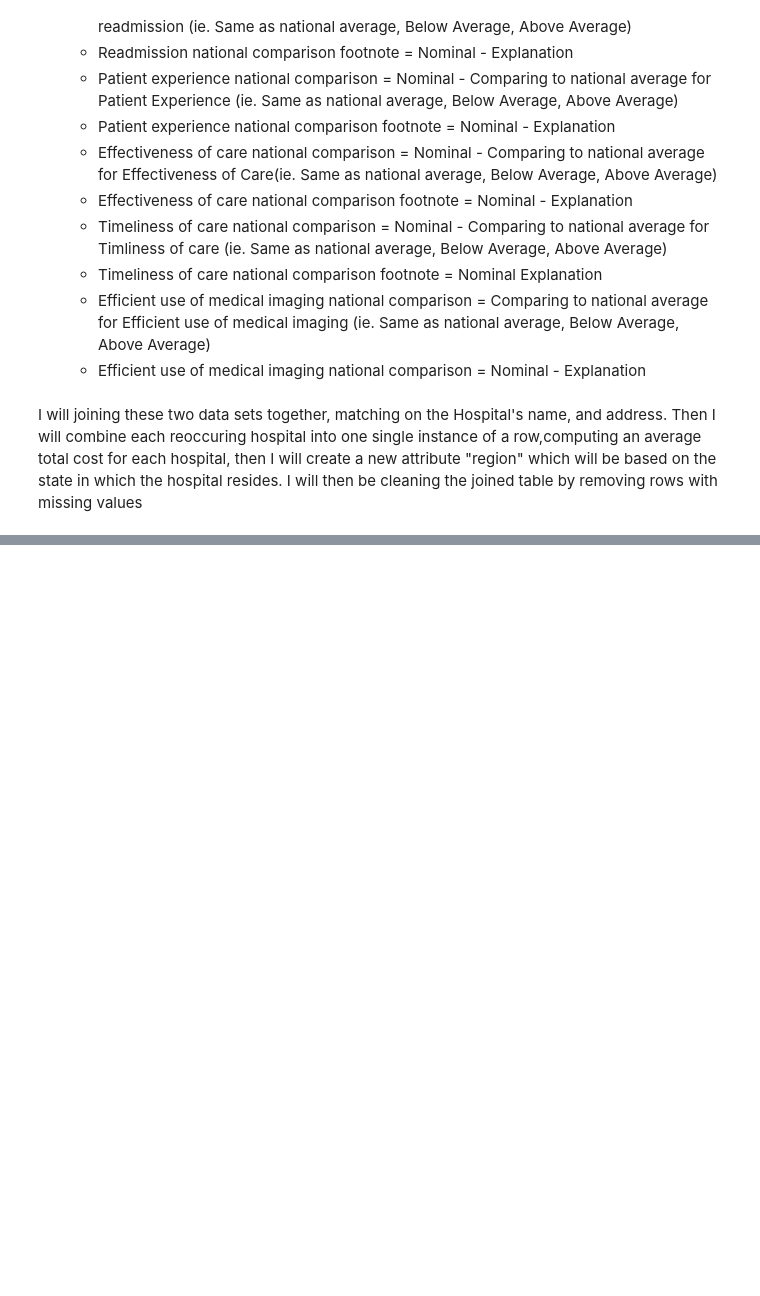
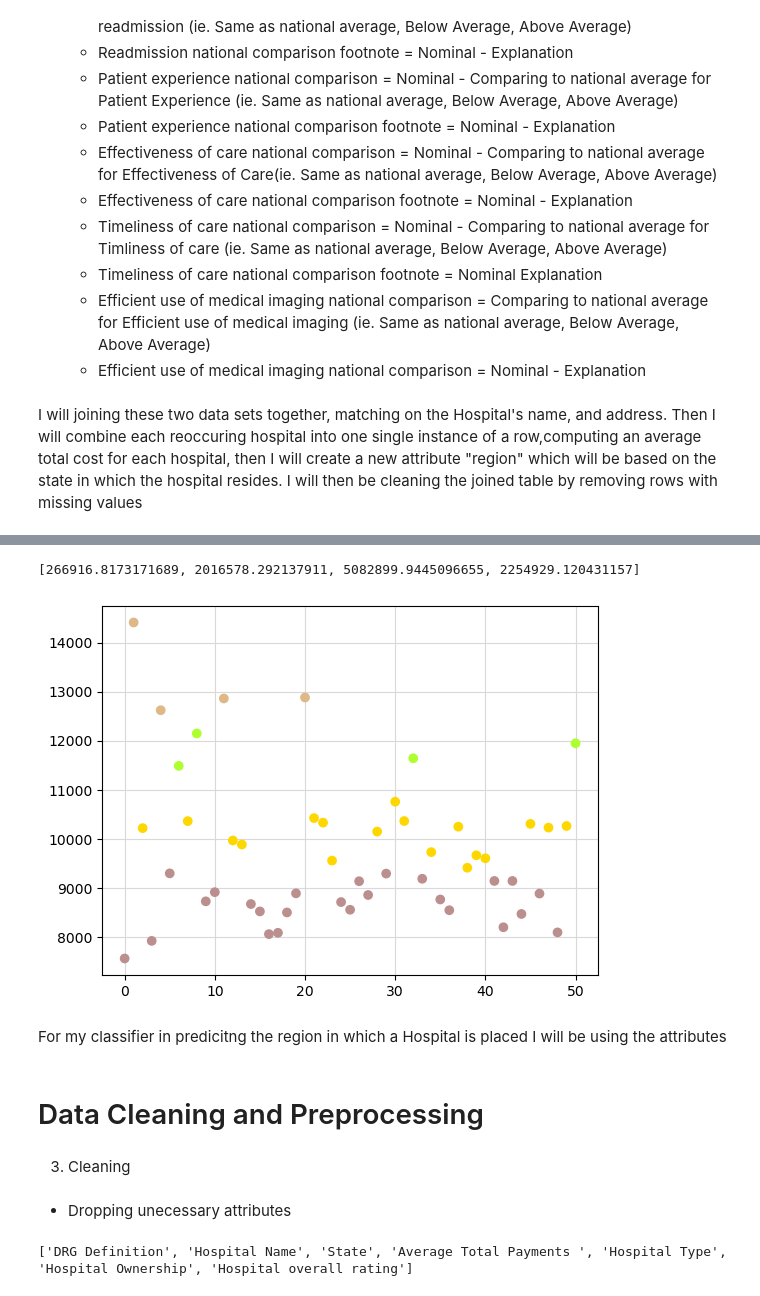
Before and after one commit to georgecalv/Hospital-Ratings-and-Cost, a Jupyter notebook: final_notebook.ipynb, the cells around one changed output, grey strips where cells are left out. Drawn from its saved outputs; the diff is of its cells as text; code cells hidden in the pictures; blank space fills up the shorter version.

```diff
--- a/final_notebook.ipynb
+++ b/final_notebook.ipynb
@@ -65,0 +212,21 @@ I will joining these two data sets together, matching on the Hospital's name, an
+# %%
+state_dict = {}
+dist_vals = distinct_values(region_table, "State")
+for val in range(len(dist_vals)):
+    state_dict[dist_vals[val]] = val
+
+for row in region_table:
+    row["State"] = state_dict[row["State"]]
+
+label = []
+d = []
+p_list = partition(region_table, ["State"])
+for p in p_list:
+    vals = []
+    name = p[0]["State"]
+    label.append(name)
+    d.append(mean(p, "Average Total Payments "))
+hospital_avg_prices_state = DataTable(['State', 'Average Total Payments '])
+for s in range(len(label)):
+    hospital_avg_prices_state.append([label[s], d[s]])
+print(hospital_avg_prices_state)
@@ -65,0 +251,45 @@ I will joining these two data sets together, matching on the Hospital's name, an
+# %%
+centroids = select_k_random_centroids(hospital_avg_prices_state, 4)
+clusters = k_means(hospital_avg_prices_state, centroids, ["State", "Average Total Payments "])
+two_tss = tss(clusters, ['State', 'Average Total Payments '])
+print(two_tss)
+# %% [output]
+[266916.8173171689, 2016578.292137911, 5082899.9445096655, 2254929.120431157]
+# %%
+import matplotlib.pyplot as plt
+import matplotlib.colors as mcolors
+
+plt.figure()
+plt.grid(color='0.85', zorder=0)
+
+colors = list(mcolors.CSS4_COLORS.values())
+shuffle(colors)
+for c in range(len(clusters)):
+   plt.scatter(column_values(clusters[c], 'State'),
+            column_values(clusters[c], 'Average Total Payments '),
+            c=colors[c], linestyle='', zorder=3)
+plt.show()
+plt.close()
+# %% [output]
+[figure, added]
+# %% [markdown]
+For my classifier in predicitng the region in which a Hospital is placed I will be using the attributes
+# %% [markdown]
+# Data Cleaning and Preprocessing
+# %% [markdown]
+3. Cleaning
+# %% [markdown]
+* Dropping unecessary attributes
+# %%
+combined_table.drop(['Hospital Referral Region Description', 'Total Discharges', 'Average Covered Charges','Average Medicare Payments',
+                     'Provider Id', 'County Name', 'Phone Number', 'Emergency Services',
+                     'Meets criteria for meaningful use of EHRs','Hospital overall rating footnote', 'Mortality national comparison',
+                     'Mortality national comparison footnote', 'Safety of care national comparison', 'Safety of care national comparison footnote',
+                     'Readmission national comparison', 'Readmission national comparison footnote', 'Patient experience national comparison',
+                     'Patient experience national comparison footnote', 'Effectiveness of care national comparison',
+                     'Effectiveness of care national comparison footnote', 'Timeliness of care national comparison', 'Timeliness of care national comparison footnote',
+                     'Efficient use of medical imaging national comparison', 'Efficient use of medical imaging national comparison footnote', 'ZIP Code',
+                    "Address", "Provider ID", "City"])
+print(combined_table.columns())
+# %% [output]
+['DRG Definition', 'Hospital Name', 'State', 'Average Total Payments ', 'Hospital Type', 'Hospital Ownership', 'Hospital overall rating']
```
Also changed, not shown: parts of 36 cells of this notebook.
